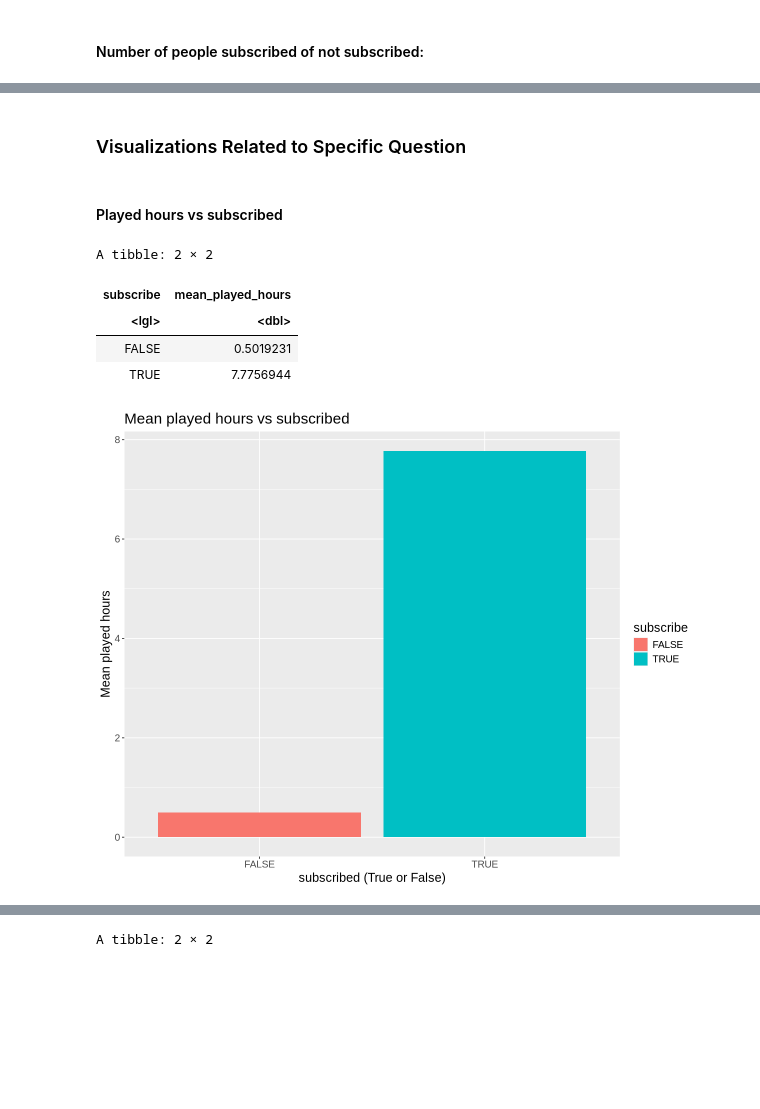
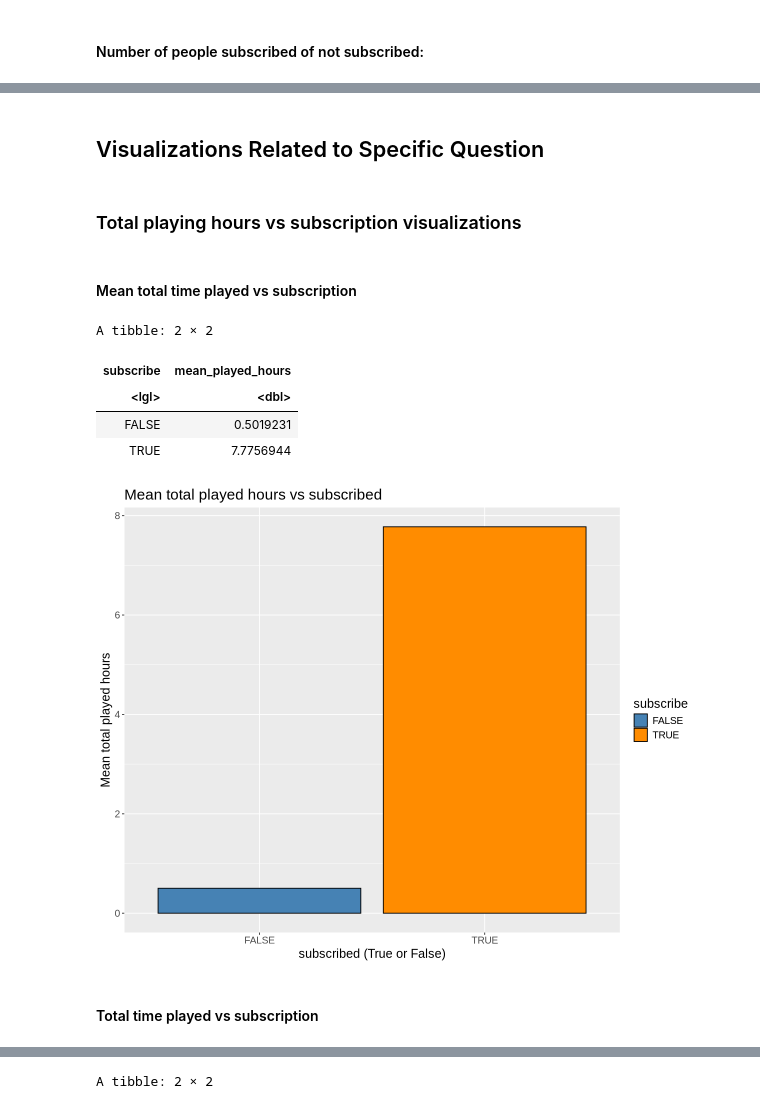
Before and after one commit to SimranHeir/DSCI-100-Project-Planning-Stage-Individual-Simran-Heir, a Jupyter notebook: Project Planning Individual Stage Notebook - Simran Heir.ipynb, the cells around one changed output, grey strips where cells are left out. Cells and saved outputs as stored; diff of their text form; code cells hidden in the pictures; blank space fills up the shorter version.

```diff
--- a/Project Planning Individual Stage Notebook - Simran Heir.ipynb
+++ b/Project Planning Individual Stage Notebook - Simran Heir.ipynb
@@ -288,0 +294,4 @@ A tibble: 1 × 2
+# %%
+#wrangling data for specific question by selecting certain columns
+specific_player_data <- player_data_wrangled |>
+    select (subscribe, played_hours, Age)
@@ -310,13 +367,16 @@ subscribe_graph
 # %% [markdown]
 
-### Visualizations Related to Specific Question
+## Visualizations Related to Specific Question
 # %% [markdown]
 
-#### Played hours vs subscribed
+### Total playing hours vs subscription visualizations
+# %% [markdown]
+
+#### Mean total time played vs subscription
 # %%
-# wrangle data for played_hours and subscribe
+# wrangle data for mean played_hours and subscribe
 
-played_hours_wrangled <- player_data_wrangled |>
+played_hours_wrangled <- specific_player_data |>
     group_by(subscribe) |>
     summarise (mean_played_hours = mean (played_hours))
 
@@ -328,15 +388,20 @@ A tibble: 2 × 2
 | FALSE | 0.5019231 |
 | TRUE | 7.7756944 |
 # %%
-graph_played_hours <- played_hours_wrangled |>
+#graph for mean played hours
+graph_played_hours <- played_hours_wrangled  |>
     ggplot (aes (x = subscribe, y = mean_played_hours, fill = subscribe)) +
-    geom_bar(stat = "identity") +
+    geom_bar(stat = "identity", color = "black") +
     xlab ("subscribed (True or False)") +
-    ylab ("Mean played hours") +
-    ggtitle ("Mean played hours vs subscribed") +
+    ylab ("Mean total played hours") +
+    ggtitle ("Mean total played hours vs subscribed") +
+    scale_fill_manual(values = c("steelblue", "darkorange")) +
     theme (text = element_text (size = 15))
     options (repr.plot.width = 10, repr.plot.height = 8)
 graph_played_hours
 # %% [output]
-[figure, old version]
+[figure, new version]
+# %% [markdown]
+
+#### Total time played vs subscription
 # %%
```
Also changed, not shown: parts of 31 cells of this notebook.
